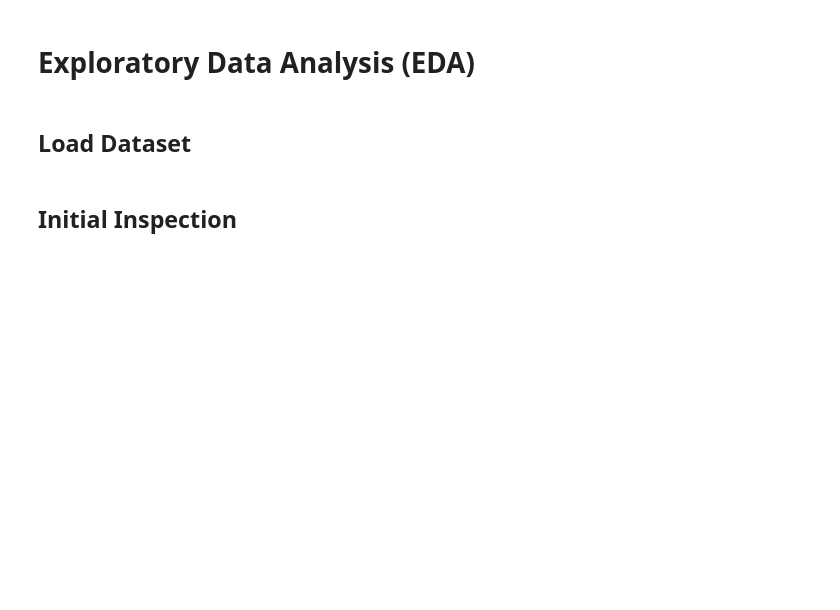
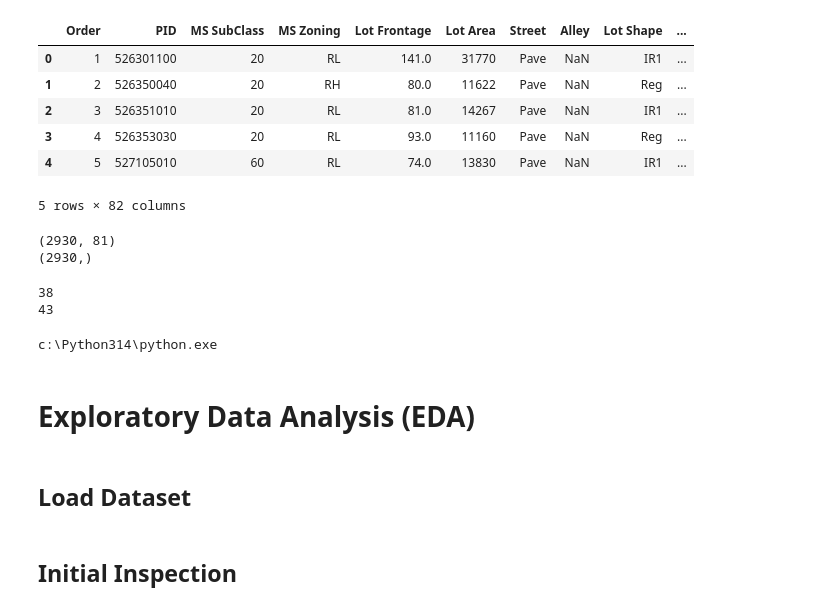
Before and after one commit to ahmad1037/House-Price-Prediction, a Jupyter notebook: notebooks/01_eda.ipynb, the cells around one changed output. Cells and saved outputs as stored; diff of their text form; code cells hidden in the pictures; blank space fills up the shorter version.

```diff
--- a/notebooks/01_eda.ipynb
+++ b/notebooks/01_eda.ipynb
@@ -0,0 +1,38 @@
+# %%
+import sys
+from pathlib import Path
+
+project_root = Path.cwd().parent
+if str(project_root) not in sys.path:
+    sys.path.append(str(project_root))
+from src.data_loader import load_train_data
+
+train_df = load_train_data()
+train_df.head()
+# %% [output]
+|  | Order | PID | MS SubClass | MS Zoning | Lot Frontage | Lot Area | Street | Alley | Lot Shape | ... |
+| 0 | 1 | 526301100 | 20 | RL | 141.0 | 31770 | Pave | NaN | IR1 | ... |
+| 1 | 2 | 526350040 | 20 | RH | 80.0 | 11622 | Pave | NaN | Reg | ... |
+| 2 | 3 | 526351010 | 20 | RL | 81.0 | 14267 | Pave | NaN | IR1 | ... |
+| 3 | 4 | 526353030 | 20 | RL | 93.0 | 11160 | Pave | NaN | Reg | ... |
+| 4 | 5 | 527105010 | 60 | RL | 74.0 | 13830 | Pave | NaN | IR1 | ... |
+5 rows × 82 columns
+# %%
+import sys
+from pathlib import Path
+
+project_root = Path.cwd().parent
+if str(project_root) not in sys.path:
+    sys.path.append(str(project_root))
+from src.data_loader import load_train_data
+
+train_df = load_train_data()
+train_df.head()
+from src.preprocessing import split_features_target
+X, y = split_features_target(train_df)
+
+print(X.shape)
+print(y.shape)
+# %% [output]
+(2930, 81)
+(2930,)
@@ -1,3 +46,27 @@
+# %%
+import sys
+from pathlib import Path
+
+project_root = Path.cwd().parent
+if str(project_root) not in sys.path:
+    sys.path.append(str(project_root))
+from src.data_loader import load_train_data
+
+train_df = load_train_data()
+train_df.head()
+from src.preprocessing import identify_feature_types
+numerical_features, categorical_features = identify_feature_types(X)
+
+print(len(numerical_features))
+print(len(categorical_features))
+# %% [output]
+38
+43
+# %%
+import sys
+print(sys.executable)
+# %% [output]
+c:\Python314\python.exe
 # %% [markdown]
 # Exploratory Data Analysis (EDA)
 # %%
```
Also changed, not shown: parts of 2 cells of this notebook, 9 other files.
